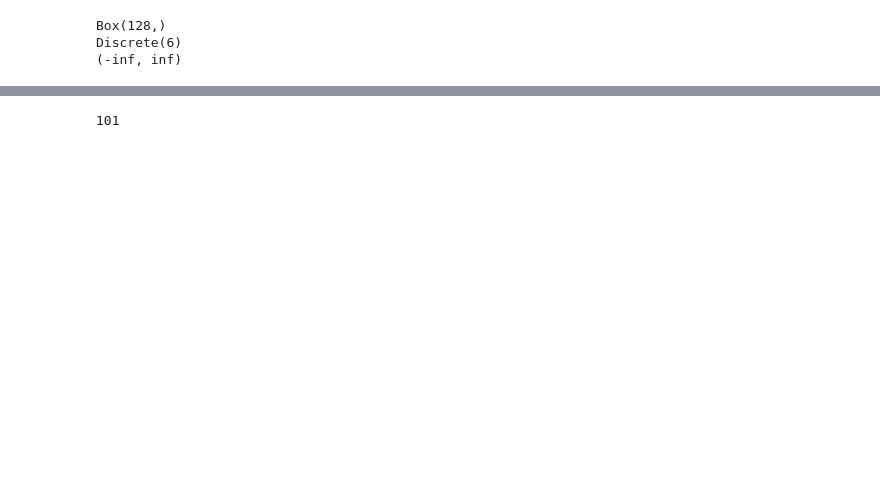
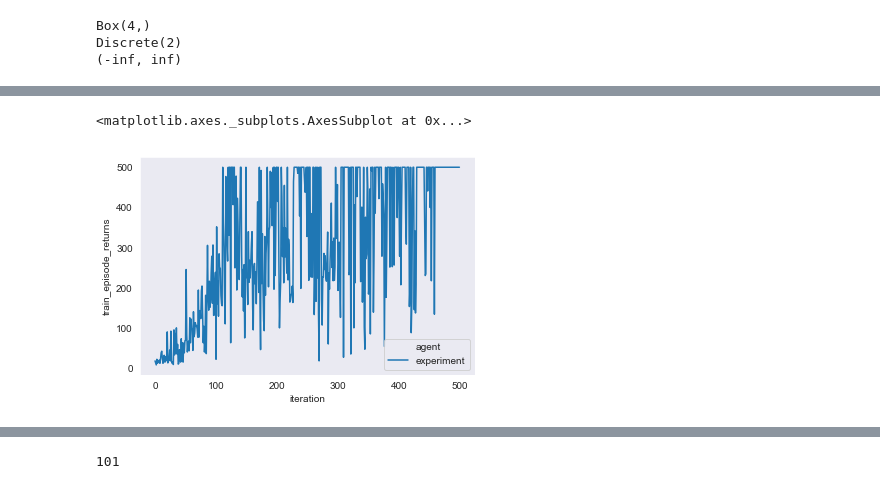
Before and after one commit to doas3140/playground, a Jupyter notebook: rl/PPO.ipynb, the cells around one changed output, grey strips where cells are left out. Drawn from its saved outputs; the diff is of its cells as text; code cells hidden in the pictures; blank space fills up the shorter version.

```diff
--- a/rl/PPO.ipynb
+++ b/rl/PPO.ipynb
@@ -1,15 +1,15 @@
 # %%
 from utils import *
 # %%
-GAME = 'Pong-ram-v0'
+GAME = 'CartPole-v1'
 env = gym.make(GAME)
 S, A = env.observation_space.shape[0], env.action_space.n
 print(env.observation_space)
 print(env.action_space)
 print(env.reward_range)
 # %% [output]
-Box(128,)
-Discrete(6)
+Box(4,)
+Discrete(2)
 (-inf, inf)
 # %%
 class Model(tf.keras.Model):
@@ -88,3 +79,8 @@ class Agent():
         nn_vars = self.nn.trainable_variables
         grads = tape.gradient(loss, nn_vars)
         self.optimizer.apply_gradients(zip(grads, nn_vars))
+# %%
+exp = Experiment(env, agent_fn(S,A))
+df = exp.run(500,1)
+plot_df(df)
+# %% [output]
@@ -90,0 +88,2 @@ class Agent():
+<matplotlib.axes._subplots.AxesSubplot at 0x...>
+[figure, added]
```
Also changed, not shown: parts of 11 cells of this notebook, 4 other files.
